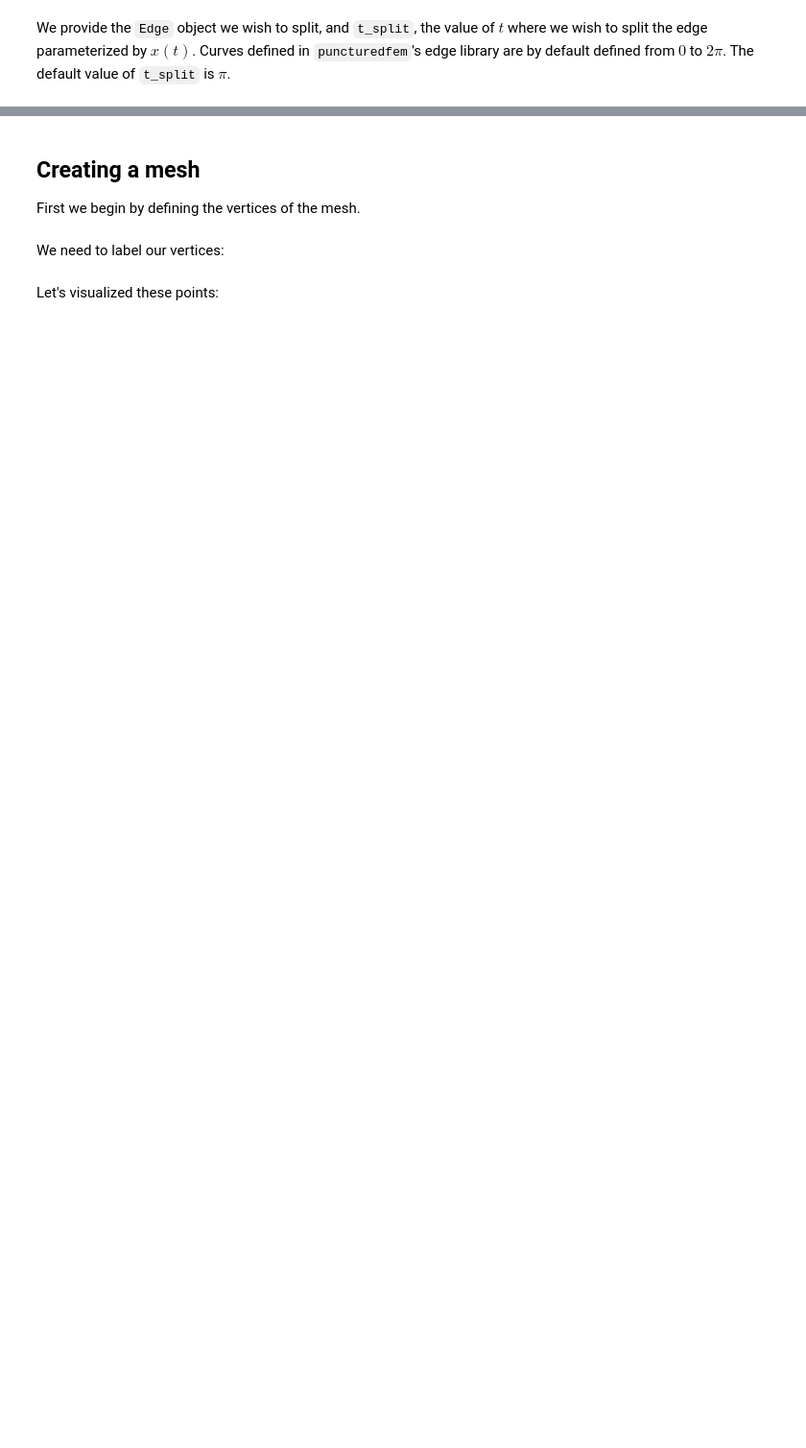
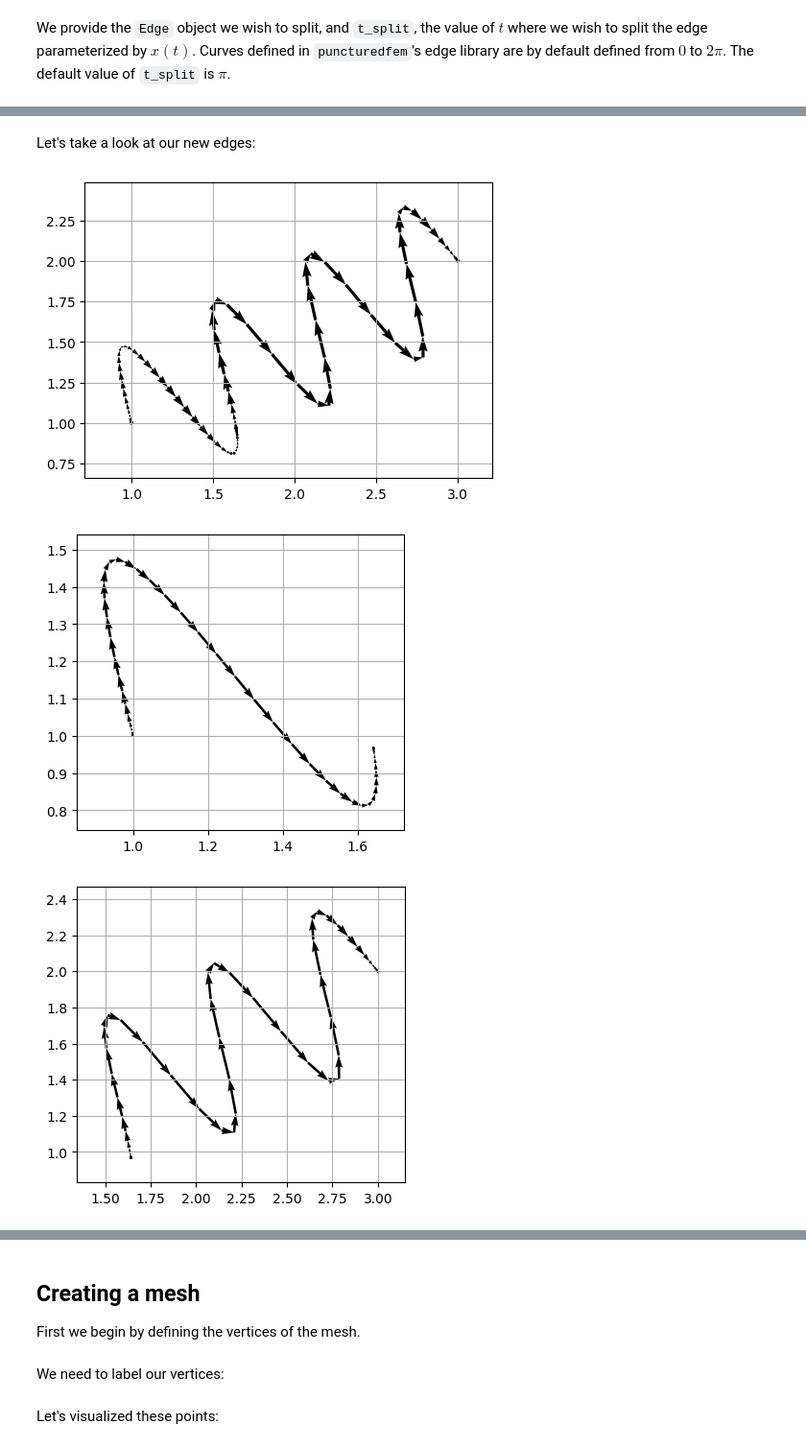
Before and after one commit to samreynoldsmath/PuncturedFEM, a Jupyter notebook: examples/ex0-mesh-building.ipynb, the cells around one changed output, grey strips where cells are left out. Shown: that part at 96% size. Cells and saved outputs as stored; diff of their text form; code cells hidden in the pictures; blank space fills up the shorter version.

```diff
--- a/examples/ex0-mesh-building.ipynb
+++ b/examples/ex0-mesh-building.ipynb
@@ -123,4 +154,4 @@ We provide the `Edge` object we wish to split, and `t_split`, the value of $t$ w
 Curves defined in `puncturedfem`'s edge library are by default defined from $0$ to $2\pi$.
 The default value of `t_split` is $\pi$.
 # %%
-e4, e5 = pf.split_edge(e3, t_split=np.pi / 2)
+e1, e2 = pf.split_edge(sinusoid_edge, t_split=np.pi / 2)
@@ -129,11 +158,10 @@ The new `Edge`s are not yet parameterized, so let's do that and plot them.
+# %% [markdown]
+Let's take a look at our new edges:
 # %%
-pf.plot.MeshPlot(
-    [
-        e4,
-    ]
-).draw(show_orientation=True, show_grid=True)
-pf.plot.MeshPlot(
-    [
-        e5,
-    ]
-).draw(show_orientation=True, show_grid=True)
+pf.plot.MeshPlot([e1, e2]).draw(show_orientation=True, show_grid=True)
+pf.plot.MeshPlot([e1]).draw(show_orientation=True, show_grid=True)
+pf.plot.MeshPlot([e2]).draw(show_orientation=True, show_grid=True)
+# %% [output]
+[figure, added]
+[figure, added]
+[figure, added]
```
Also changed, not shown: parts of 15 cells of this notebook, 2 other files.
